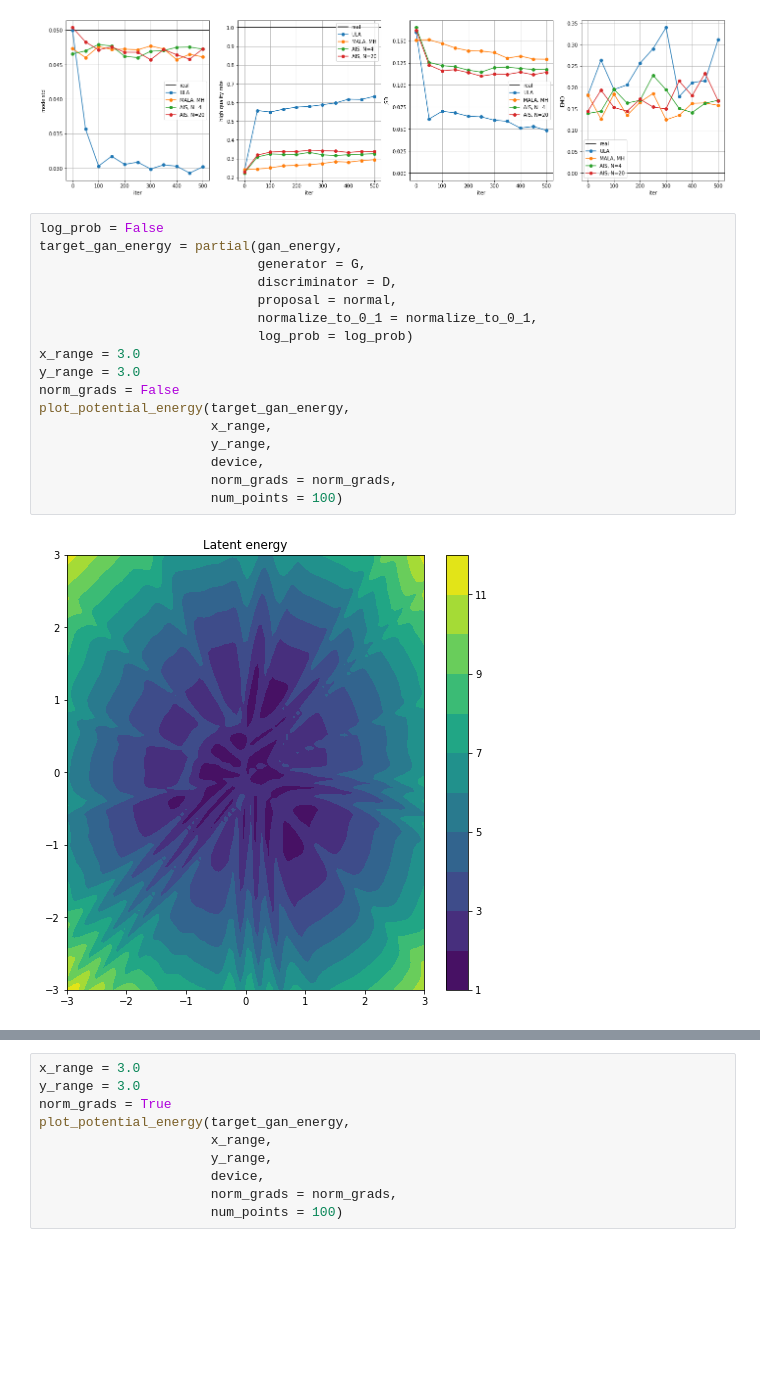
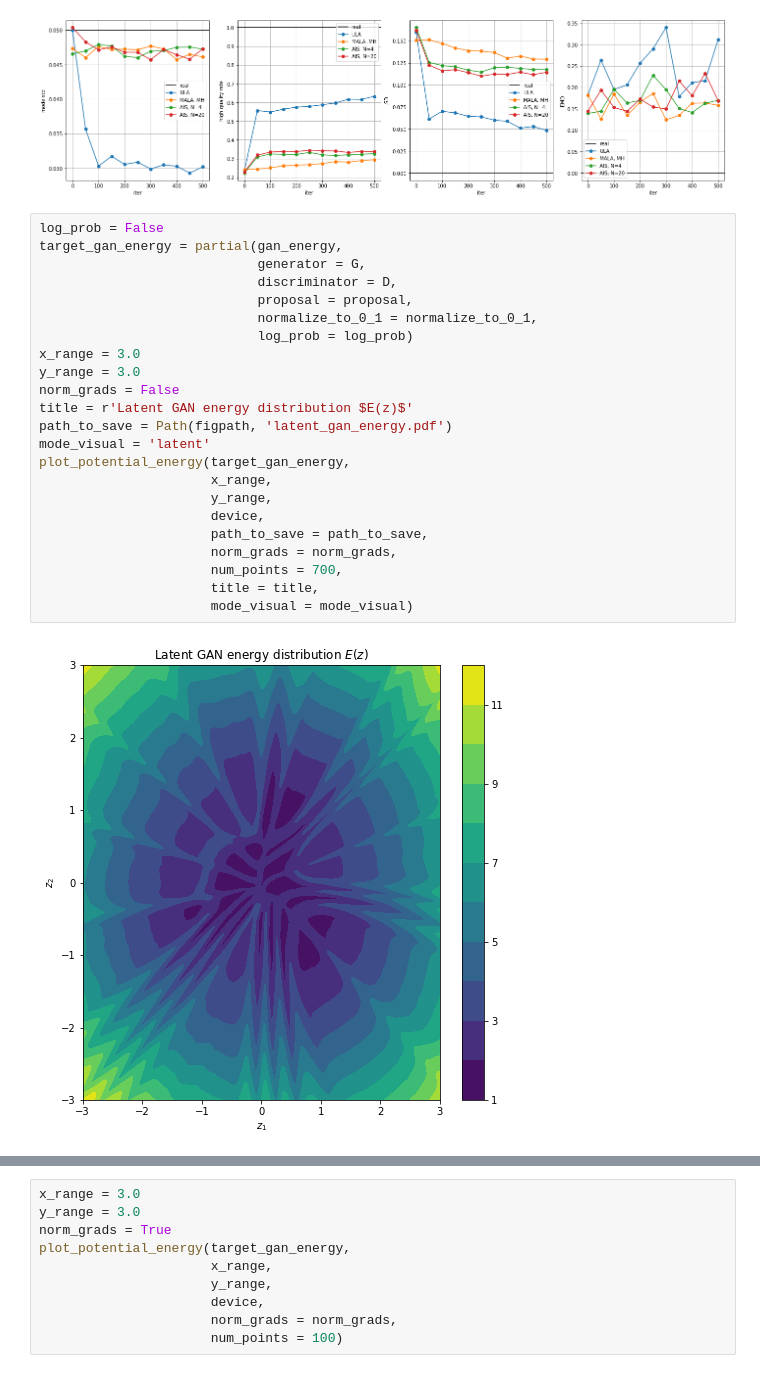
Before and after one commit to premolab/gans_sampling, a Jupyter notebook: notebooks/gaussians_2d.ipynb, the cells around one changed output, grey strips where cells are left out. Saved outputs shown, nothing was run; the diff lists cells and outputs as text; blank space fills up the shorter version.

```diff
--- a/notebooks/gaussians_2d.ipynb
+++ b/notebooks/gaussians_2d.ipynb
@@ -753,19 +770,25 @@ plot_chain_metrics(**evols, savepath=Path(figpath, '2d_gan_chain_metrics.pdf'))
 # %%
 log_prob = False
 target_gan_energy = partial(gan_energy,
                             generator = G,
                             discriminator = D,
-                            proposal = normal,
+                            proposal = proposal,
                             normalize_to_0_1 = normalize_to_0_1,
                             log_prob = log_prob)
 x_range = 3.0
 y_range = 3.0
 norm_grads = False
+title = r'Latent GAN energy distribution $E(z)$'
+path_to_save = Path(figpath, 'latent_gan_energy.pdf')
+mode_visual = 'latent'
 plot_potential_energy(target_gan_energy,
                       x_range,
                       y_range,
                       device,
+                      path_to_save = path_to_save,
                       norm_grads = norm_grads,
-                      num_points = 100)
+                      num_points = 700,
+                      title = title,
+                      mode_visual = mode_visual)
 # %% [output]
-[figure, old version]
+[figure, new version]
```
Also changed, not shown: parts of 11 cells of this notebook, 13 other files.
